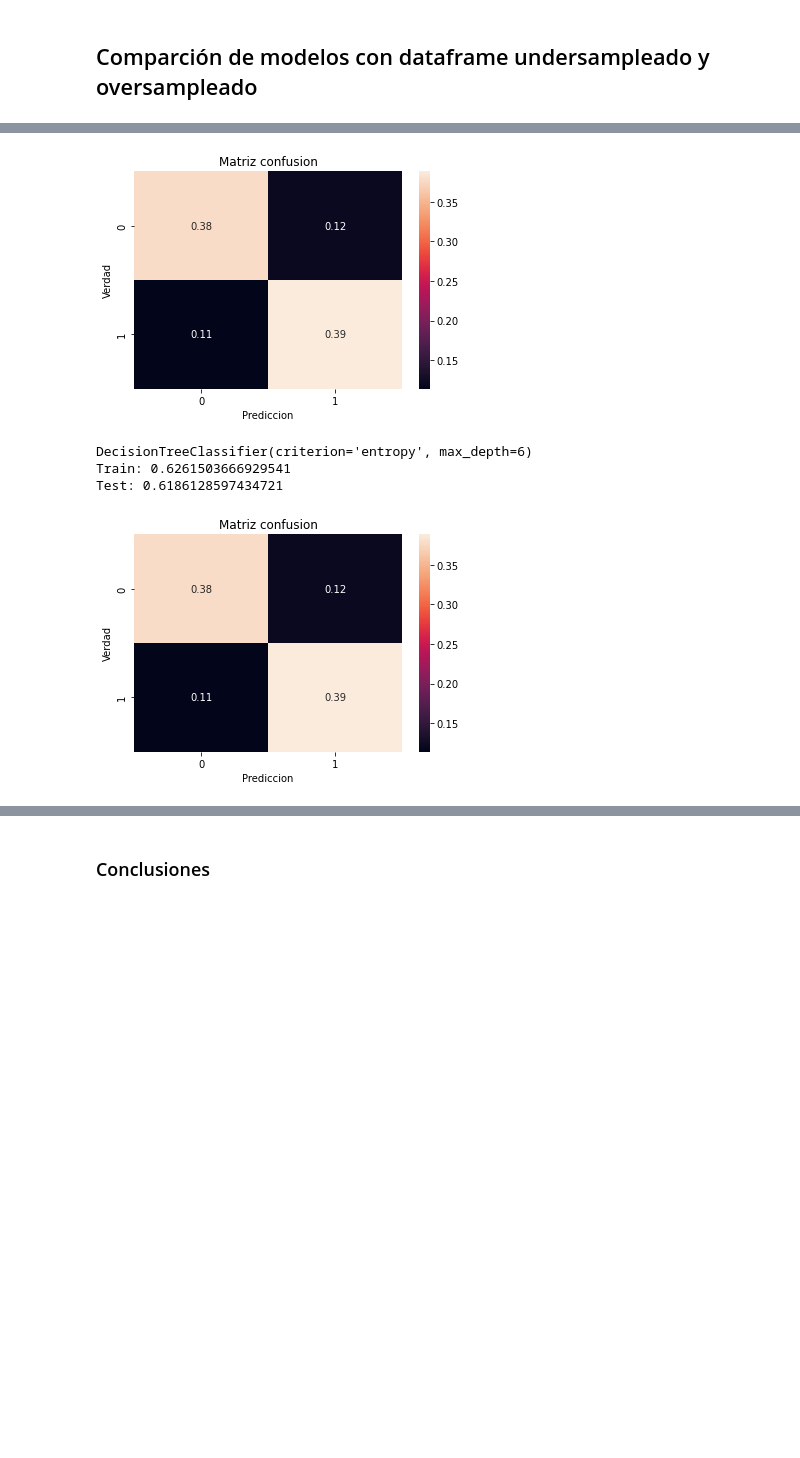
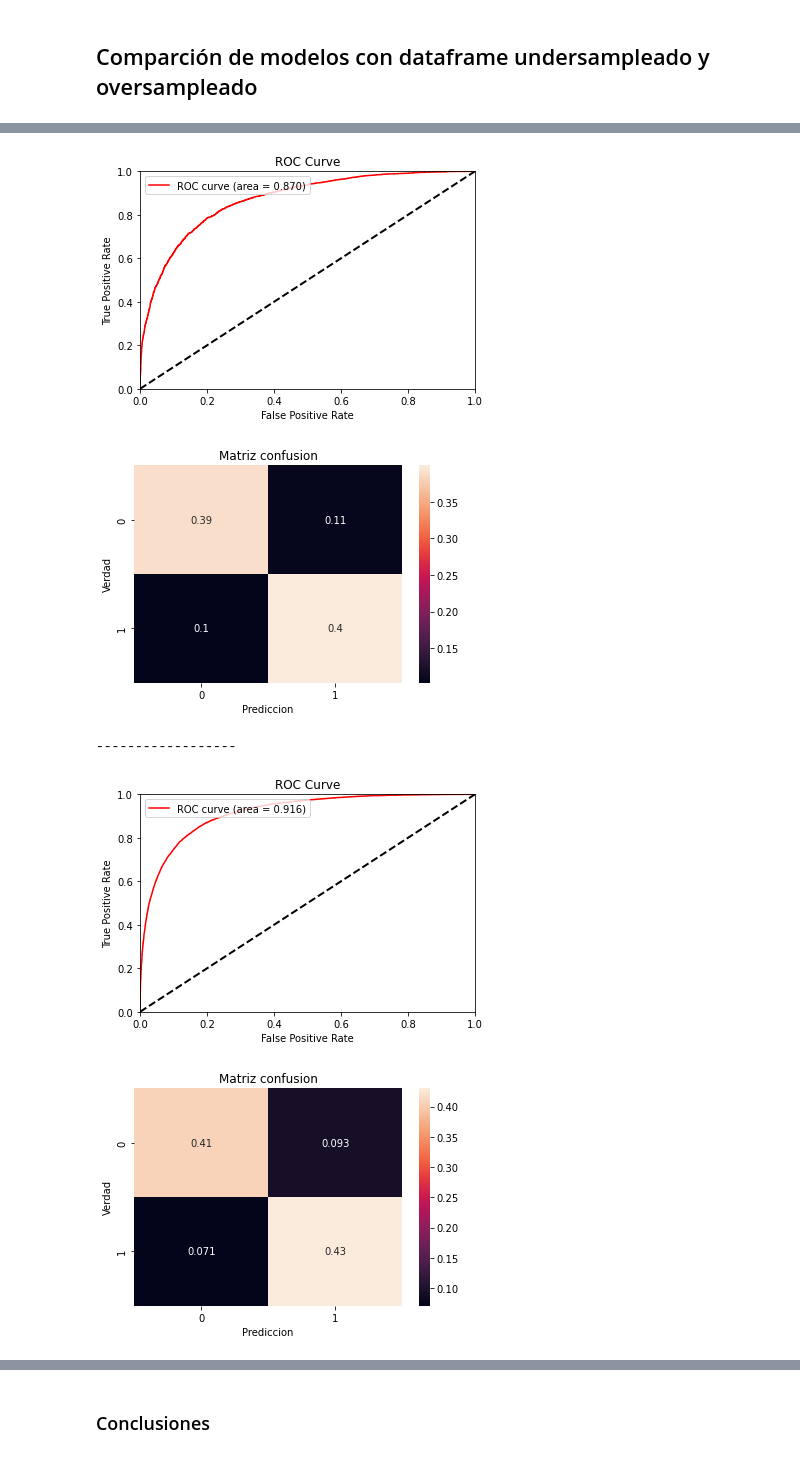
Before and after one commit to rodrigogalan/Proyecto_final, a Jupyter notebook: 3-Models.ipynb, the cells around one changed output, grey strips where cells are left out. Cells and saved outputs as stored; diff of their text form; code cells hidden in the pictures; blank space fills up the shorter version.

```diff
--- a/3-Models.ipynb
+++ b/3-Models.ipynb
@@ -218,34 +101,20 @@ Please also refer to the documentation for alternative solver options:
-# %%
-ax=sns.heatmap(confusion_matrix(y_test_over, y_pred_over)/sum(sum(confusion_matrix(y_test_over, y_pred_over))), annot=True)
-
-plt.title('Matriz confusion')
-plt.ylabel('Verdad')
-plt.xlabel('Prediccion')
-plt.show();
-# %% [output]
-[figure, removed]
-# %%
-dtc=DecisionTreeClassifier(criterion='entropy', max_depth=6)
-
-dtc.fit(X=X_train_over, y=y_train_over)
-y_pred_over=logreg.predict(X=X_test_over)
-
-train_score=dtc.score(X_train_over, y_train_over)
-test_score=dtc.score(X_test_over, y_test_over)
-
-print(dtc)
-print('Train:', train_score)
-print('Test:', test_score)
-# %% [output]
-DecisionTreeClassifier(criterion='entropy', max_depth=6)
-Train: 0.6261503666929541
-Test: 0.6186128597434721
-# %%
-ax=sns.heatmap(confusion_matrix(y_test_over, y_pred_over)/sum(sum(confusion_matrix(y_test_over, y_pred_over))), annot=True)
-
-plt.title('Matriz confusion')
-plt.ylabel('Verdad')
-plt.xlabel('Prediccion')
-plt.show();
-# %% [output]
-[figure, removed]
+# %%
+for e in [train_over, train_under]:
+    # Separación en parte de train y test
+    X_train, X_test, y_train, y_test = train_test(e)
+
+    # print("Datos:", e)
+
+    # Entrenamiento del modelo
+    fpr, tpr, roc_auc, y_pred = reg_model(LGBMClassifier(n_jobs=-1), X_train, X_test, y_train, y_test)
+
+    # Plot de la curva roc y de la matriz de confusión
+    roc_curve_plot(fpr, tpr, roc_auc)
+    confusion_matrix_total(y_test, y_pred)
+    print('------------------')
+# %% [output]
+[figure, added]
+[figure, added]
+------------------
+[figure, added]
+[figure, added]
```
Also changed, not shown: parts of 82 cells of this notebook, 1 other file.
